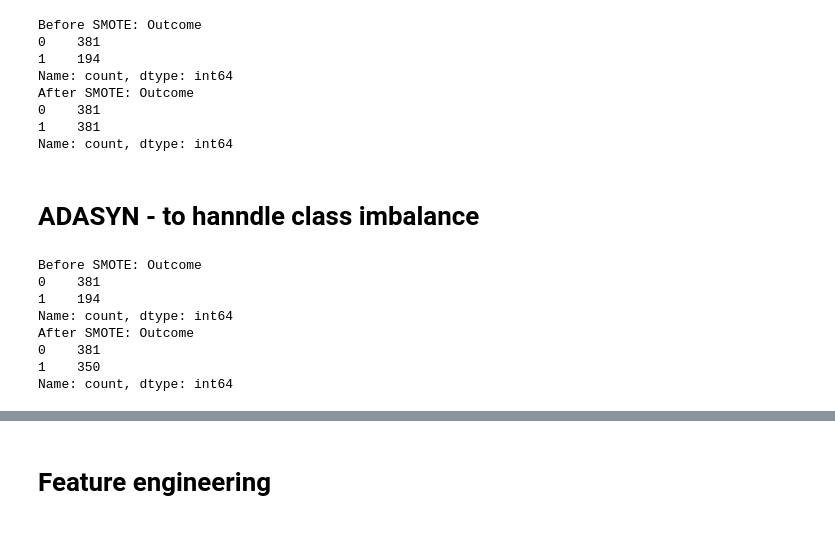
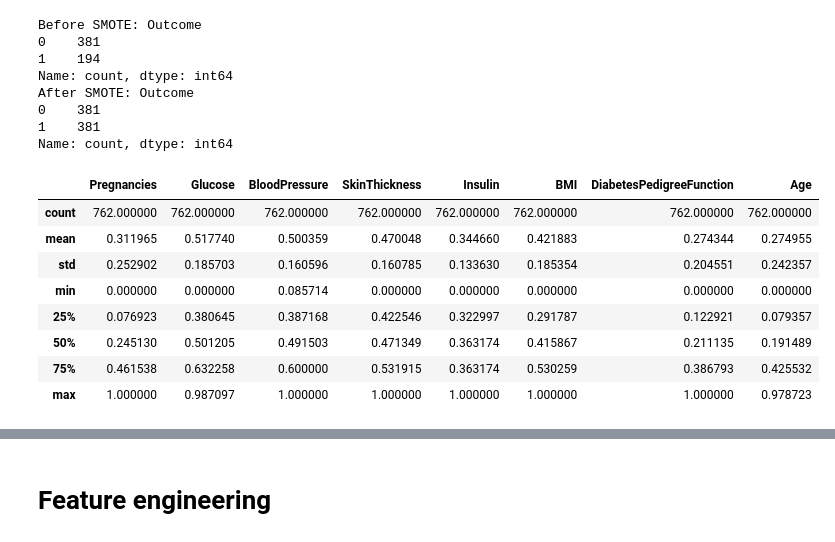
Before and after one commit to nigelmaxwee/sc5010-introduction-to-data-analysis, a Jupyter notebook: data-preprocessing.ipynb, the cells around one changed output, grey strips where cells are left out. Saved outputs shown, nothing was run; the diff lists cells and outputs as text; code cells hidden in the pictures.

```diff
--- a/data-preprocessing.ipynb
+++ b/data-preprocessing.ipynb
@@ -344,3 +408,16 @@ plt.show()
 # %% [markdown]
 # SMOTE - to handle class imbalance
+# %%
+# 1. Separate features and target
+X_mm = df_minmax_scaled.drop(columns='Outcome')
+y_mm = df_minmax_scaled['Outcome']
+
+# 2. Train-test split (stratify to keep class ratio)
+X_train_mm, X_test_mm, y_train_mm, y_test_mm = train_test_split(
+    X_mm, y_mm, test_size=0.2, stratify=y_mm, random_state=42
+)
+
+# 3. Apply SMOTE
+smote = SMOTE(random_state=42)
+X_train_mm_sm, y_train_mm_sm = smote.fit_resample(X_train_mm, y_train_mm)
 # %%
@@ -370,5 +445,3 @@ After SMOTE: Outcome
 0    381
 1    381
 Name: count, dtype: int64
-# %% [markdown]
-# ADASYN - to hanndle class imbalance
@@ -378,12 +448,12 @@ X_train_adasyn, y_train_adasyn = adasyn.fit_resample(X_train, y_train)
-# %%
-print("Before SMOTE:", y_train.value_counts())
-print("After SMOTE:", y_train_adasyn.value_counts())
-# %% [output]
-Before SMOTE: Outcome
-0    381
-1    194
-Name: count, dtype: int64
-After SMOTE: Outcome
-0    381
-1    350
-Name: count, dtype: int64
+# %%
+X_train_mm_sm.describe()
+# %% [output]
+|  | Pregnancies | Glucose | BloodPressure | SkinThickness | Insulin | BMI | DiabetesPedigreeFunction | Age |
+| count | 762.000000 | 762.000000 | 762.000000 | 762.000000 | 762.000000 | 762.000000 | 762.000000 | 762.000000 |
+| mean | 0.311965 | 0.517740 | 0.500359 | 0.470048 | 0.344660 | 0.421883 | 0.274344 | 0.274955 |
+| std | 0.252902 | 0.185703 | 0.160596 | 0.160785 | 0.133630 | 0.185354 | 0.204551 | 0.242357 |
+| min | 0.000000 | 0.000000 | 0.085714 | 0.000000 | 0.000000 | 0.000000 | 0.000000 | 0.000000 |
+| 25% | 0.076923 | 0.380645 | 0.387168 | 0.422546 | 0.322997 | 0.291787 | 0.122921 | 0.079357 |
+| 50% | 0.245130 | 0.501205 | 0.491503 | 0.471349 | 0.363174 | 0.415867 | 0.211135 | 0.191489 |
+| 75% | 0.461538 | 0.632258 | 0.600000 | 0.531915 | 0.363174 | 0.530259 | 0.386793 | 0.425532 |
+| max | 1.000000 | 0.987097 | 1.000000 | 1.000000 | 1.000000 | 1.000000 | 1.000000 | 0.978723 |
```
Also changed, not shown: parts of 12 cells of this notebook.
